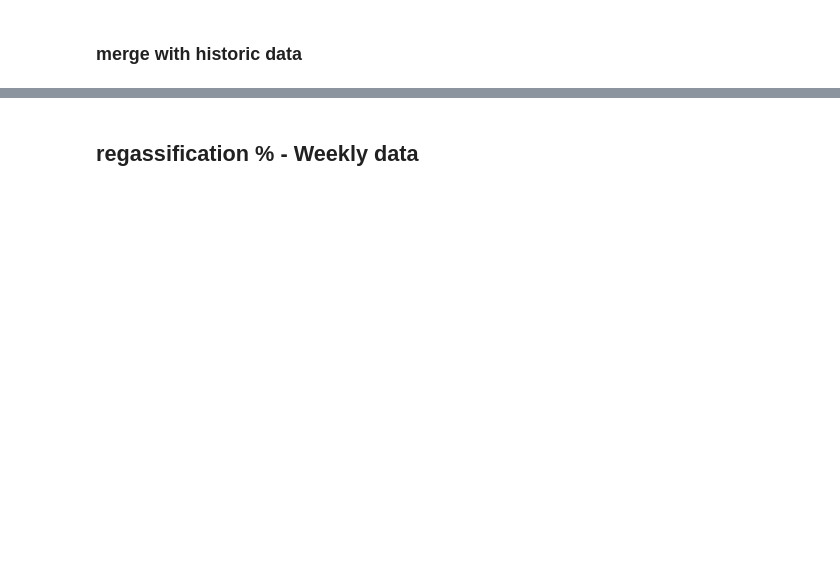
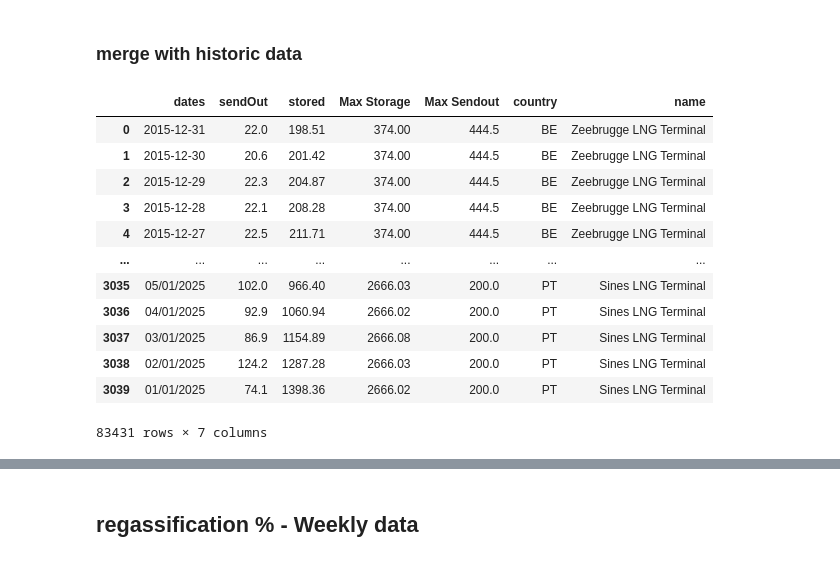
Before and after one commit to greenbruegel/gas-imports, a Jupyter notebook: weekly updates/1) LNG terminals.ipynb, the cells around one changed output, grey strips where cells are left out. Drawn from its saved outputs; the diff is of its cells as text; code cells hidden in the pictures; blank space fills up the shorter version.

```diff
--- a/weekly updates/1) LNG terminals.ipynb
+++ b/weekly updates/1) LNG terminals.ipynb
@@ -170,0 +169,17 @@ df = df.sort_values(by='dates')
+# %%
+df_old02 = pd.concat([df_1,df_2,df_3,df_4,df_5a,df_5b,df_6a,df_6b,df_7a,df_7b,df_8a,df_8b,df_9a,df_9b,df_10a, df_10b, df_11av2])
+df_old03 = pd.concat([df_1,df_2,df_3,df_4,df_5a,df_5b,df_6a,df_6b,df_7a,df_7b,df_8a,df_8b,df_9a,df_9b,df_10a, df_10b, df_11av3])
+# %% [output]
+|  | dates | sendOut | stored | Max Storage | Max Sendout | country | name |
+| 0 | 2015-12-31 | 22.0 | 198.51 | 374.00 | 444.5 | BE | Zeebrugge LNG Terminal |
+| 1 | 2015-12-30 | 20.6 | 201.42 | 374.00 | 444.5 | BE | Zeebrugge LNG Terminal |
+| 2 | 2015-12-29 | 22.3 | 204.87 | 374.00 | 444.5 | BE | Zeebrugge LNG Terminal |
+| 3 | 2015-12-28 | 22.1 | 208.28 | 374.00 | 444.5 | BE | Zeebrugge LNG Terminal |
+| 4 | 2015-12-27 | 22.5 | 211.71 | 374.00 | 444.5 | BE | Zeebrugge LNG Terminal |
+| ... | ... | ... | ... | ... | ... | ... | ... |
+| 3035 | 05/01/2025 | 102.0 | 966.40 | 2666.03 | 200.0 | PT | Sines LNG Terminal |
+| 3036 | 04/01/2025 | 92.9 | 1060.94 | 2666.02 | 200.0 | PT | Sines LNG Terminal |
+| 3037 | 03/01/2025 | 86.9 | 1154.89 | 2666.08 | 200.0 | PT | Sines LNG Terminal |
+| 3038 | 02/01/2025 | 124.2 | 1287.28 | 2666.03 | 200.0 | PT | Sines LNG Terminal |
+| 3039 | 01/01/2025 | 74.1 | 1398.36 | 2666.02 | 200.0 | PT | Sines LNG Terminal |
+83431 rows × 7 columns
```
Also changed, not shown: parts of 11 cells of this notebook.
